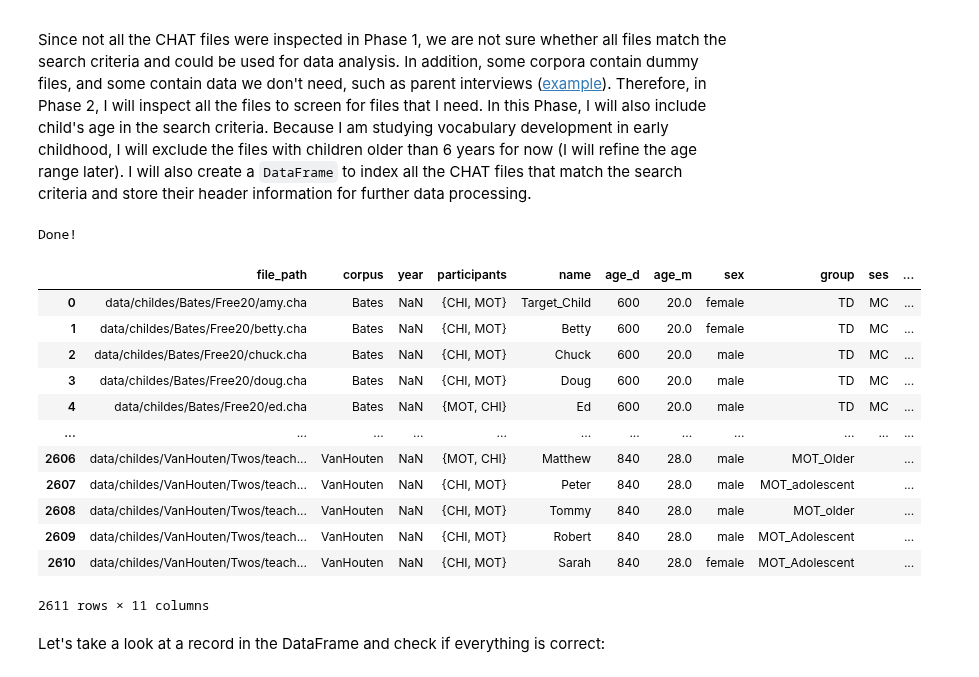
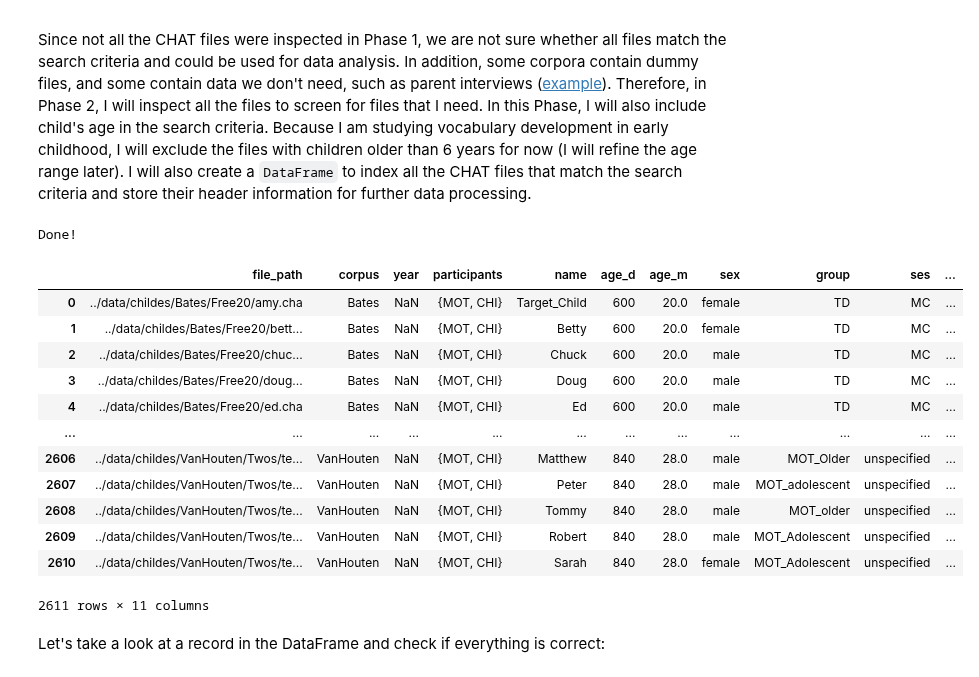
Before and after one commit to Data-Science-for-Linguists-2022/Child-Vocab-Development, a Jupyter notebook: codes/data_curation.ipynb, the cells around one changed output. Drawn from its saved outputs; the diff is of its cells as text; code cells hidden in the pictures.

```diff
--- a/codes/data_curation.ipynb
+++ b/codes/data_curation.ipynb
@@ -59,7 +60,7 @@ Brown.zip/
 I will use the `read_chat()` function of `PyLangAcq` to read all the CHAT files in the dataset `Adam`:
 # %%
 # Read CHAT files in the dataset 'Adam' in 'Brown.zip':
-path = 'data_samples/childes/Brown.zip'
+path = '../data_samples/childes/Brown.zip'
 adam = pylangacq.read_chat(path, 'Adam')
 
 print(type(adam))
@@ -153,7 +154,7 @@ Let's see what corpora will be included in our search:
 import pandas as pd
 
 # Read the list of corpora into a Pandas Series:
-corpus_list = pd.read_csv('data/childes/eng_NA_corpus_list.csv',
+corpus_list = pd.read_csv('../data/childes/eng_NA_corpus_list.csv',
                           header=None, index_col=False, squeeze = True)
 
 print('There are {} NA English corpora in CHILDES.'.format(len(corpus_list)))
@@ -312,7 +313,7 @@ import urllib.request
 import zipfile
 
 # Where zip files will be stored locally
-target_dir = 'data/childes/corpus_zip/'
+target_dir = '../data/childes/corpus_zip/'
 
 # Create a folder to store the zip files
 os.mkdir(target_dir)
@@ -332,10 +333,10 @@ for corpus_name in search_result:
 
     # Extract zip file
     with zipfile.ZipFile(zip_path, 'r') as z:
-        z.extractall('data/childes')
+        z.extractall('../data/childes')
 
 print('Done! Zip files were stored in {} \nand extracted to {}.'
-      .format(target_dir, 'data/childes'))
+      .format(target_dir, '../data/childes'))
 # %% [markdown]
 ### Phase 2: Screening
 
@@ -359,7 +360,7 @@ mot_edu_list     = []  # Mother's education
 for corpus_name in tqdm(search_result):  # tqdm for progress bar
 
     # Read the corpus into a Reader object:
-    corpus = pylangacq.Reader.from_dir('data/childes/'+corpus_name)
+    corpus = pylangacq.Reader.from_dir('../data/childes/'+corpus_name)
 
     for f in corpus:                    # Inspect each file in the corpus
         h = f.headers()[0]              # Header of each file
@@ -402,44 +403,44 @@ for corpus_name in tqdm(search_result):  # tqdm for progress bar
                 participant_list.append(participants)
                 chi_name_list.append(chi_name)
                 chi_age_d_list.append(chi_age_d)
                 chi_age_m_list.append(chi_age_m)
                 chi_sex_list.append(chi_sex)
                 chi_group_list.append(chi_group)
                 chi_ses_list.append(chi_ses)
                 mot_edu_list.append(mot_edu)
 
 # Build a DataFrame to store header information
 data_idx = pd.DataFrame({'file_path':file_path_list,
                          'corpus':corpus_name_list,
                          'year': year_list,
                          'participants': participant_list,
                          'name':chi_name_list,
                          'age_d':chi_age_d_list,
                          'age_m':chi_age_m_list,
                          'sex':chi_sex_list,
                          'group':chi_group_list,
                          'ses':chi_ses_list,
                          'mot_edu':mot_edu_list})
 
 print('Done!')
 
 # Fill unspecified entries (except 'year') with 'unspecified'
 data_idx.replace(to_replace = '', value = 'unspecified', inplace=True)
 data_idx
 # %% [output]
 Done!
 |  | file_path | corpus | year | participants | name | age_d | age_m | sex | group | ses | ... |
-| 0 | data/childes/Bates/Free20/amy.cha | Bates | NaN | {CHI, MOT} | Target_Child | 600 | 20.0 | female | TD | MC | ... |
-| 1 | data/childes/Bates/Free20/betty.cha | Bates | NaN | {CHI, MOT} | Betty | 600 | 20.0 | female | TD | MC | ... |
-| 2 | data/childes/Bates/Free20/chuck.cha | Bates | NaN | {CHI, MOT} | Chuck | 600 | 20.0 | male | TD | MC | ... |
-| 3 | data/childes/Bates/Free20/doug.cha | Bates | NaN | {CHI, MOT} | Doug | 600 | 20.0 | male | TD | MC | ... |
-| 4 | data/childes/Bates/Free20/ed.cha | Bates | NaN | {MOT, CHI} | Ed | 600 | 20.0 | male | TD | MC | ... |
+| 0 | ../data/childes/Bates/Free20/amy.cha | Bates | NaN | {MOT, CHI} | Target_Child | 600 | 20.0 | female | TD | MC | ... |
+| 1 | ../data/childes/Bates/Free20/bett... | Bates | NaN | {MOT, CHI} | Betty | 600 | 20.0 | female | TD | MC | ... |
+| 2 | ../data/childes/Bates/Free20/chuc... | Bates | NaN | {MOT, CHI} | Chuck | 600 | 20.0 | male | TD | MC | ... |
+| 3 | ../data/childes/Bates/Free20/doug... | Bates | NaN | {MOT, CHI} | Doug | 600 | 20.0 | male | TD | MC | ... |
+| 4 | ../data/childes/Bates/Free20/ed.cha | Bates | NaN | {MOT, CHI} | Ed | 600 | 20.0 | male | TD | MC | ... |
 | ... | ... | ... | ... | ... | ... | ... | ... | ... | ... | ... | ... |
-| 2606 | data/childes/VanHouten/Twos/teach... | VanHouten | NaN | {MOT, CHI} | Matthew | 840 | 28.0 | male | MOT_Older |  | ... |
-| 2607 | data/childes/VanHouten/Twos/teach... | VanHouten | NaN | {CHI, MOT} | Peter | 840 | 28.0 | male | MOT_adolescent |  | ... |
-| 2608 | data/childes/VanHouten/Twos/teach... | VanHouten | NaN | {CHI, MOT} | Tommy | 840 | 28.0 | male | MOT_older |  | ... |
-| 2609 | data/childes/VanHouten/Twos/teach... | VanHouten | NaN | {CHI, MOT} | Robert | 840 | 28.0 | male | MOT_Adolescent |  | ... |
-| 2610 | data/childes/VanHouten/Twos/teach... | VanHouten | NaN | {CHI, MOT} | Sarah | 840 | 28.0 | female | MOT_Adolescent |  | ... |
+| 2606 | ../data/childes/VanHouten/Twos/te... | VanHouten | NaN | {MOT, CHI} | Matthew | 840 | 28.0 | male | MOT_Older | unspecified | ... |
+| 2607 | ../data/childes/VanHouten/Twos/te... | VanHouten | NaN | {MOT, CHI} | Peter | 840 | 28.0 | male | MOT_adolescent | unspecified | ... |
+| 2608 | ../data/childes/VanHouten/Twos/te... | VanHouten | NaN | {MOT, CHI} | Tommy | 840 | 28.0 | male | MOT_older | unspecified | ... |
+| 2609 | ../data/childes/VanHouten/Twos/te... | VanHouten | NaN | {MOT, CHI} | Robert | 840 | 28.0 | male | MOT_Adolescent | unspecified | ... |
+| 2610 | ../data/childes/VanHouten/Twos/te... | VanHouten | NaN | {MOT, CHI} | Sarah | 840 | 28.0 | female | MOT_Adolescent | unspecified | ... |
 2611 rows × 11 columns
 # %% [markdown]
 Let's take a look at a record in the DataFrame and check if everything is correct:
```
Also changed, not shown: parts of 8 cells of this notebook.
